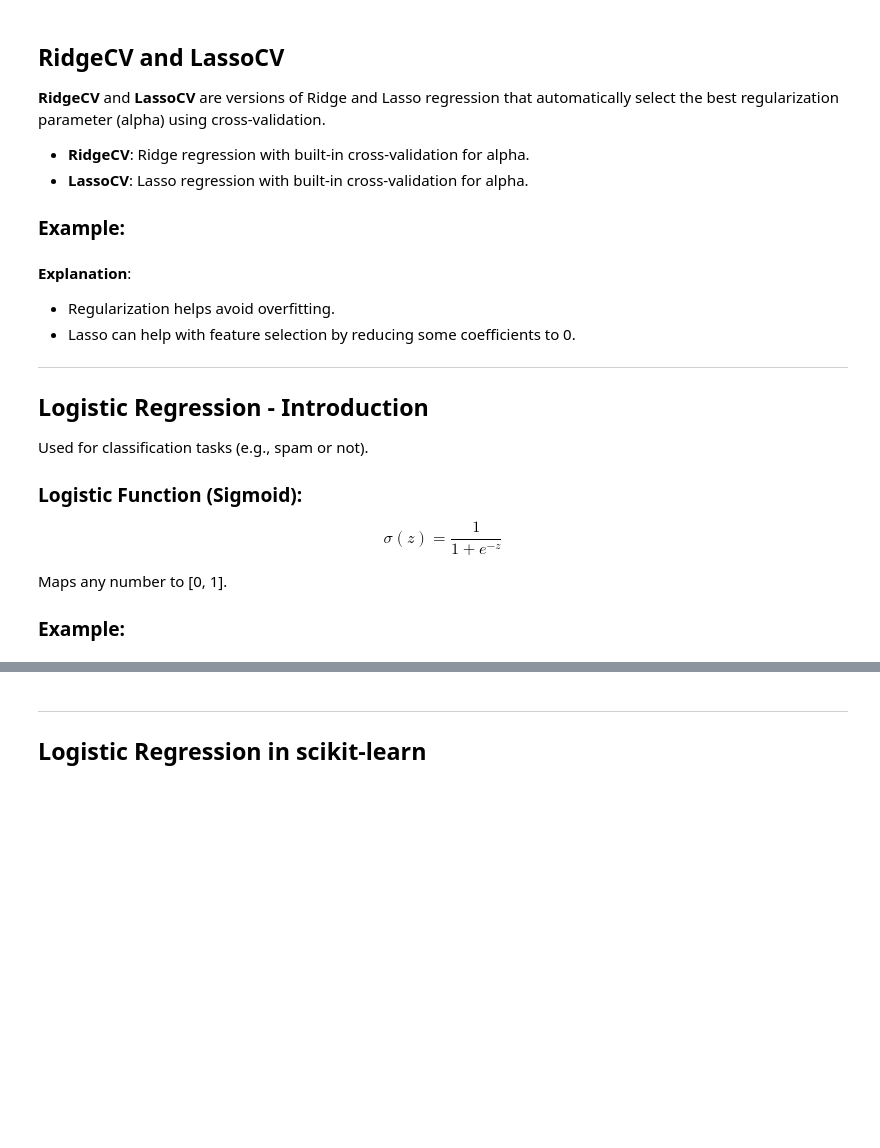
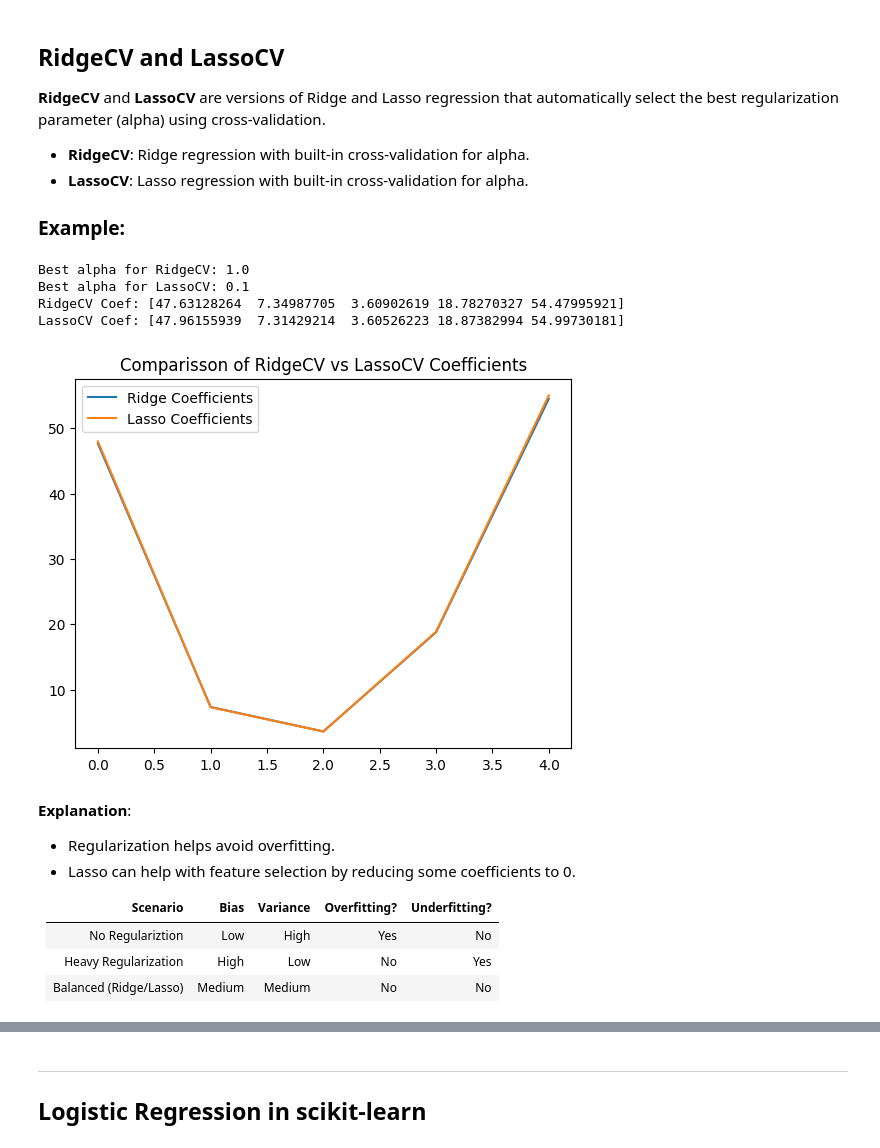
Before and after one commit to ms-tutorials/ds-lessons, a Jupyter notebook: phase-3/5. ML_Advanced.ipynb, the cells around one changed output, grey strips where cells are left out. Saved outputs shown, nothing was run; the diff lists cells and outputs as text; code cells hidden in the pictures; blank space fills up the shorter version.

```diff
--- a/phase-3/5. ML_Advanced.ipynb
+++ b/phase-3/5. ML_Advanced.ipynb
@@ -252,11 +345,11 @@ Lasso Coef: [60.90045679]
 
 ### Example:
 # %%
-from sklearn.linear_model import RidgeCV, LassoCV
+
 
 # RidgeCV and LassoCV automatically select the best alpha using cross-validation
-ridgecv = RidgeCV(alphas=[0.1, 1.0, 10.0], cv=5)
-lassocv = LassoCV(alphas=[0.1, 1.0, 10.0], cv=5)
+ridgecv = RidgeCV(alphas=[0.1, 1.0, 10.0, 2.0, 5.0], cv=5)
+lassocv = LassoCV(alphas=[0.1, 1.0, 10.0, 2.0, 5.0], cv=5)
 
 ridgecv.fit(X, y)
 lassocv.fit(X, y)
@@ -265,24 +358,27 @@ print('Best alpha for RidgeCV:', ridgecv.alpha_)
 print('Best alpha for LassoCV:', lassocv.alpha_)
 print('RidgeCV Coef:', ridgecv.coef_)
 print('LassoCV Coef:', lassocv.coef_)
+# %% [output]
+Best alpha for RidgeCV: 1.0
+Best alpha for LassoCV: 0.1
+RidgeCV Coef: [47.63128264  7.34987705  3.60902619 18.78270327 54.47995921]
+LassoCV Coef: [47.96155939  7.31429214  3.60526223 18.87382994 54.99730181]
+# %%
+plt.plot(ridgecv.coef_, label="Ridge Coefficients")
+plt.plot(lassocv.coef_, label="Lasso Coefficients")
+plt.legend()
+plt.title("Comparisson of RidgeCV vs LassoCV Coefficients")
+plt.show()
+# %% [output]
+[figure, added]
 # %% [markdown]
 **Explanation**:
 
 - Regularization helps avoid overfitting.
 - Lasso can help with feature selection by reducing some coefficients to 0.
 
----
-
-## Logistic Regression - Introduction
-
-Used for classification tasks (e.g., spam or not).
-
-### Logistic Function (Sigmoid):
-
-$$
-\sigma(z) = \frac{1}{1 + e^{-z}}
-$$
-
-Maps any number to [0, 1].
-
-### Example:
+| Scenario | Bias | Variance | Overfitting? | Underfitting? |
+|--------- |--------- | --------- | --------- | --------- |
+| No Regulariztion | Low | High | Yes | No |
+| Heavy Regularization | High | Low | No | Yes|
+| Balanced (Ridge/Lasso) | Medium | Medium| No | No |
```
Also changed, not shown: parts of 29 cells of this notebook, 8 other files.
